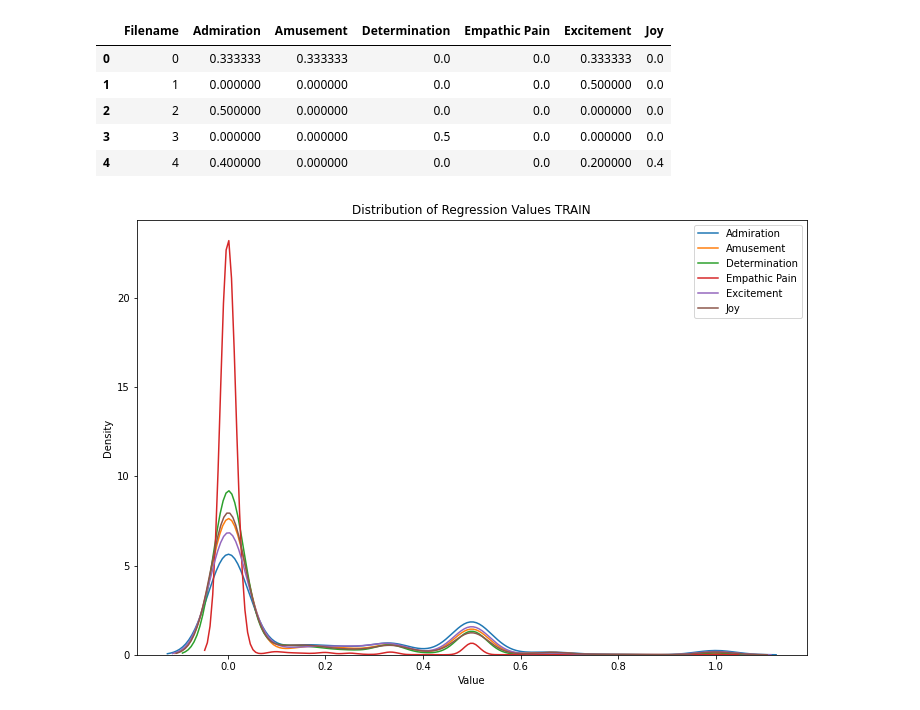
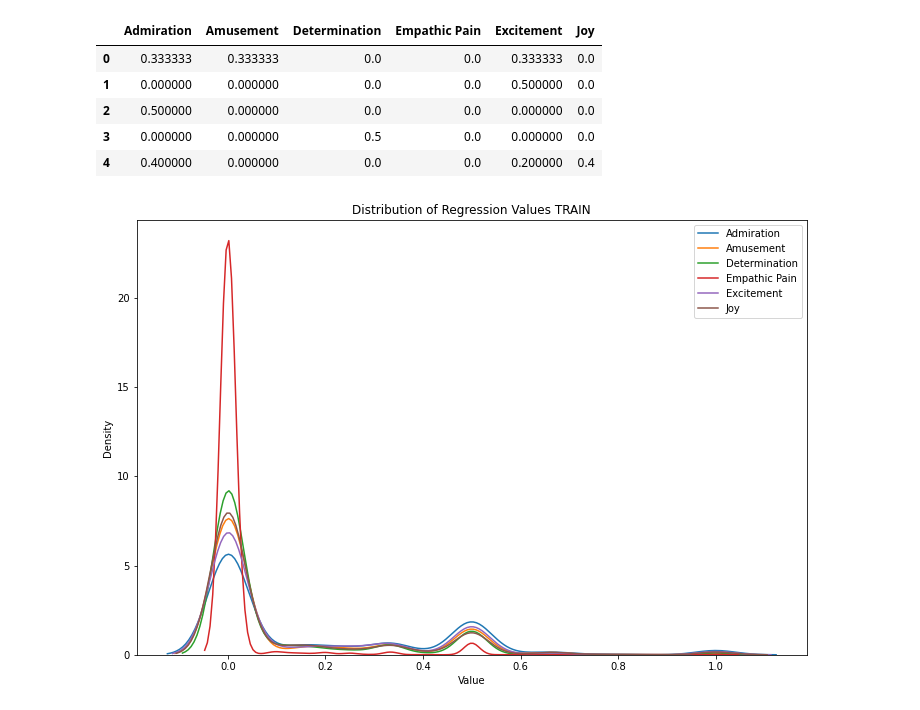
Before and after one commit to Skyy93/CVPR2024_abaw, a Jupyter notebook: eda.ipynb, the cells around one changed output. Saved outputs shown, nothing was run; the diff lists cells and outputs as text; code cells hidden in the pictures.

```diff
--- a/eda.ipynb
+++ b/eda.ipynb
@@ -6,14 +6,17 @@ import seaborn as sns
 # %%
 train_df = pd.read_csv('data/train_split.csv')
 val_df = pd.read_csv('data/valid_split.csv')
+train_df = train_df.drop(['Filename'], axis=1)
+val_df = val_df.drop(['Filename'], axis=1)
+
 train_df.head()
 # %% [output]
-|  | Filename | Admiration | Amusement | Determination | Empathic Pain | Excitement | Joy |
-| 0 | 0 | 0.333333 | 0.333333 | 0.0 | 0.0 | 0.333333 | 0.0 |
-| 1 | 1 | 0.000000 | 0.000000 | 0.0 | 0.0 | 0.500000 | 0.0 |
-| 2 | 2 | 0.500000 | 0.000000 | 0.0 | 0.0 | 0.000000 | 0.0 |
-| 3 | 3 | 0.000000 | 0.000000 | 0.5 | 0.0 | 0.000000 | 0.0 |
-| 4 | 4 | 0.400000 | 0.000000 | 0.0 | 0.0 | 0.200000 | 0.4 |
+|  | Admiration | Amusement | Determination | Empathic Pain | Excitement | Joy |
+| 0 | 0.333333 | 0.333333 | 0.0 | 0.0 | 0.333333 | 0.0 |
+| 1 | 0.000000 | 0.000000 | 0.0 | 0.0 | 0.500000 | 0.0 |
+| 2 | 0.500000 | 0.000000 | 0.0 | 0.0 | 0.000000 | 0.0 |
+| 3 | 0.000000 | 0.000000 | 0.5 | 0.0 | 0.000000 | 0.0 |
+| 4 | 0.400000 | 0.000000 | 0.0 | 0.0 | 0.200000 | 0.4 |
 # %%
 plt.figure(figsize=(12, 8))
 for label in train_df.columns:
```
Also changed, not shown: parts of 2 cells of this notebook.
